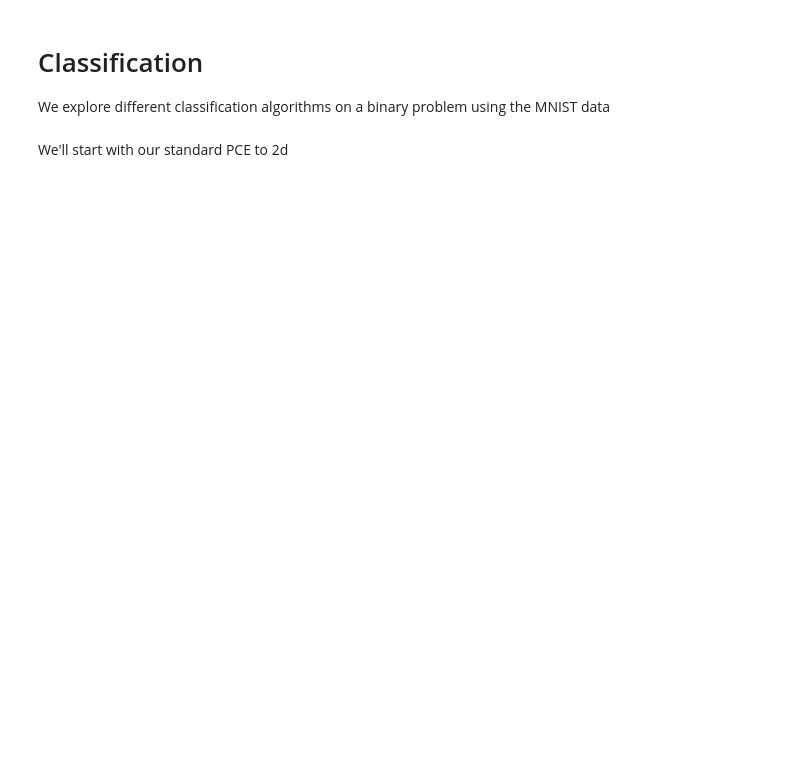
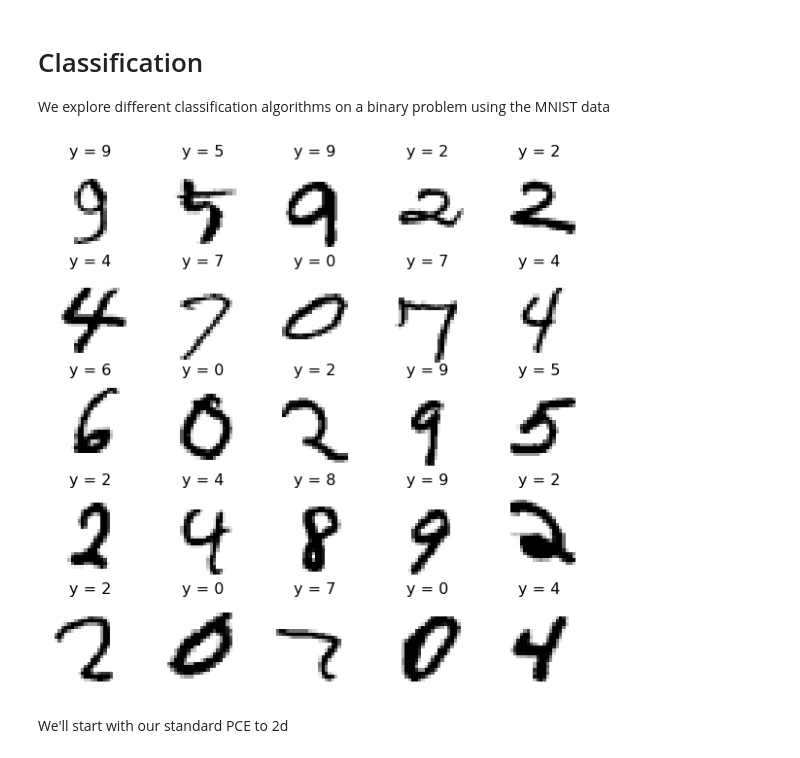
Before and after one commit to philippeller/Teaching, a Jupyter notebook: classification.ipynb, the cells around one changed output. Saved outputs shown, nothing was run; the diff lists cells and outputs as text; code cells hidden in the pictures; blank space fills up the shorter version.

```diff
--- a/classification.ipynb
+++ b/classification.ipynb
@@ -28,2 +23,14 @@ y = np.int32(y)
+# %%
+fname = 'mnist.npz'
+#fname = 'galaxy.npz'
+
+X = pca_reduce(np.load(fname)['X'], 2, whiten=True)
+y = np.load(fname)['y']
+# %%
+X_orig = np.load(fname)['X']
+# %%
+plot(X_orig, y)
+# %% [output]
+[figure, added]
 # %% [markdown]
 We'll start with our standard PCE to 2d
```
Also changed, not shown: parts of 86 cells of this notebook, 9 other files.
